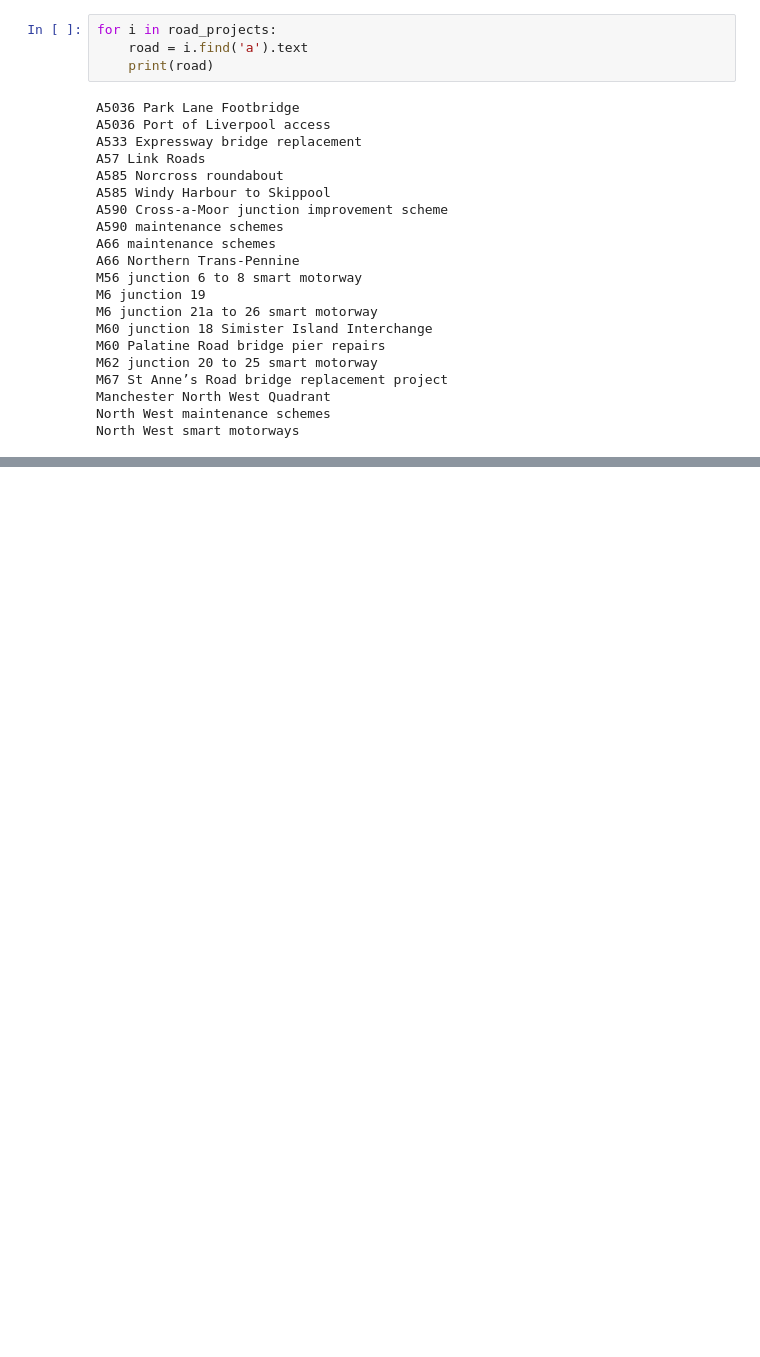
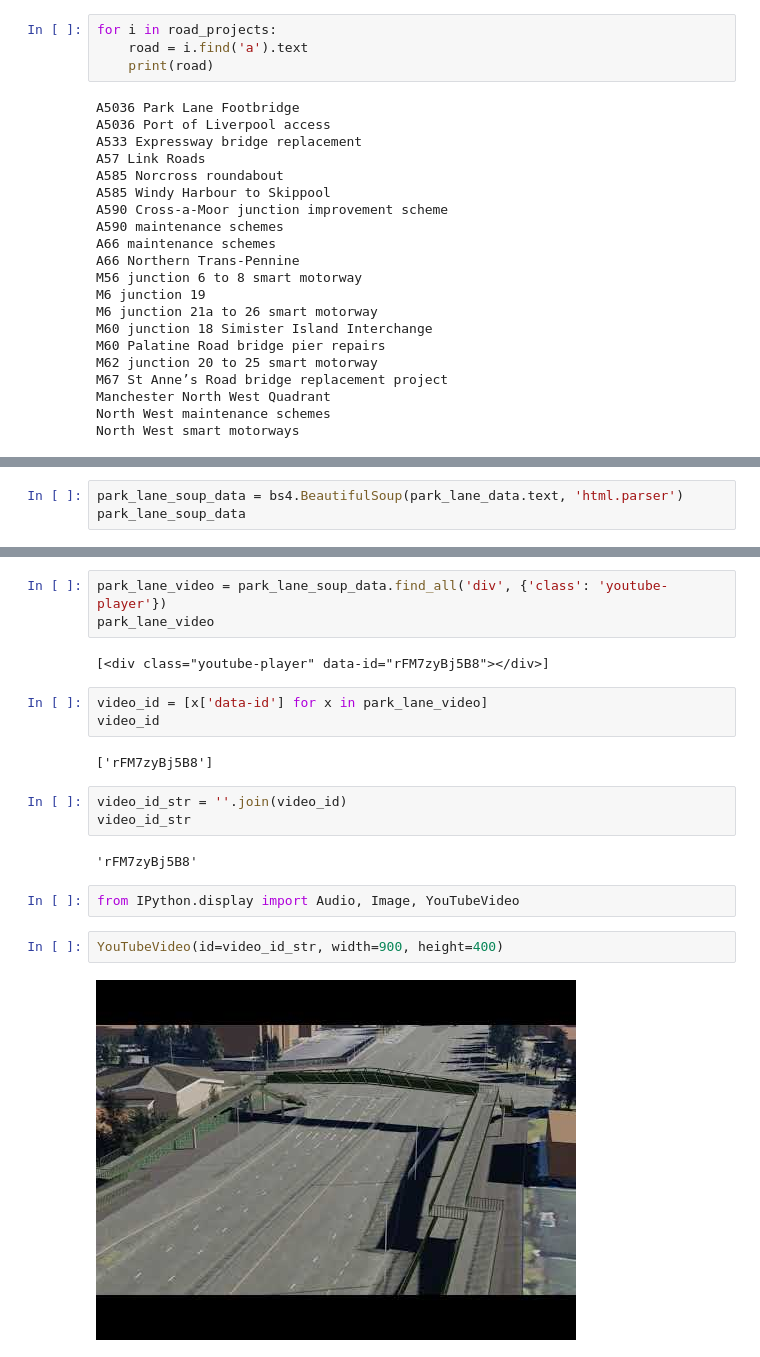
Before and after one commit to Maxyee/web-scrapping-python, a Jupyter notebook: national-highways/National Highways England.ipynb, the cells around one changed output, grey strips where cells are left out. Drawn from its saved outputs; the diff is of its cells as text; blank space fills up the shorter version.

Commit message:
added the youtube video in notebook

```diff
--- a/national-highways/National Highways England.ipynb
+++ b/national-highways/National Highways England.ipynb
@@ -81,0 +115,3 @@ Finally we found all the road project for North West England
+# %%
+park_lane_soup_data = bs4.BeautifulSoup(park_lane_data.text, 'html.parser')
+park_lane_soup_data
@@ -81,0 +136,21 @@ Finally we found all the road project for North West England
+# %%
+park_lane_video = park_lane_soup_data.find_all('div', {'class': 'youtube-player'})
+park_lane_video
+# %% [output]
+[<div class="youtube-player" data-id="rFM7zyBj5B8"></div>]
+# %%
+video_id = [x['data-id'] for x in park_lane_video]
+video_id
+# %% [output]
+['rFM7zyBj5B8']
+# %%
+video_id_str = ''.join(video_id)
+video_id_str
+# %% [output]
+'rFM7zyBj5B8'
+# %%
+from IPython.display import Audio, Image, YouTubeVideo
+# %%
+YouTubeVideo(id=video_id_str, width=900, height=400)
+# %% [output]
+[figure, added]
```
Also changed, not shown: parts of 16 cells of this notebook.
